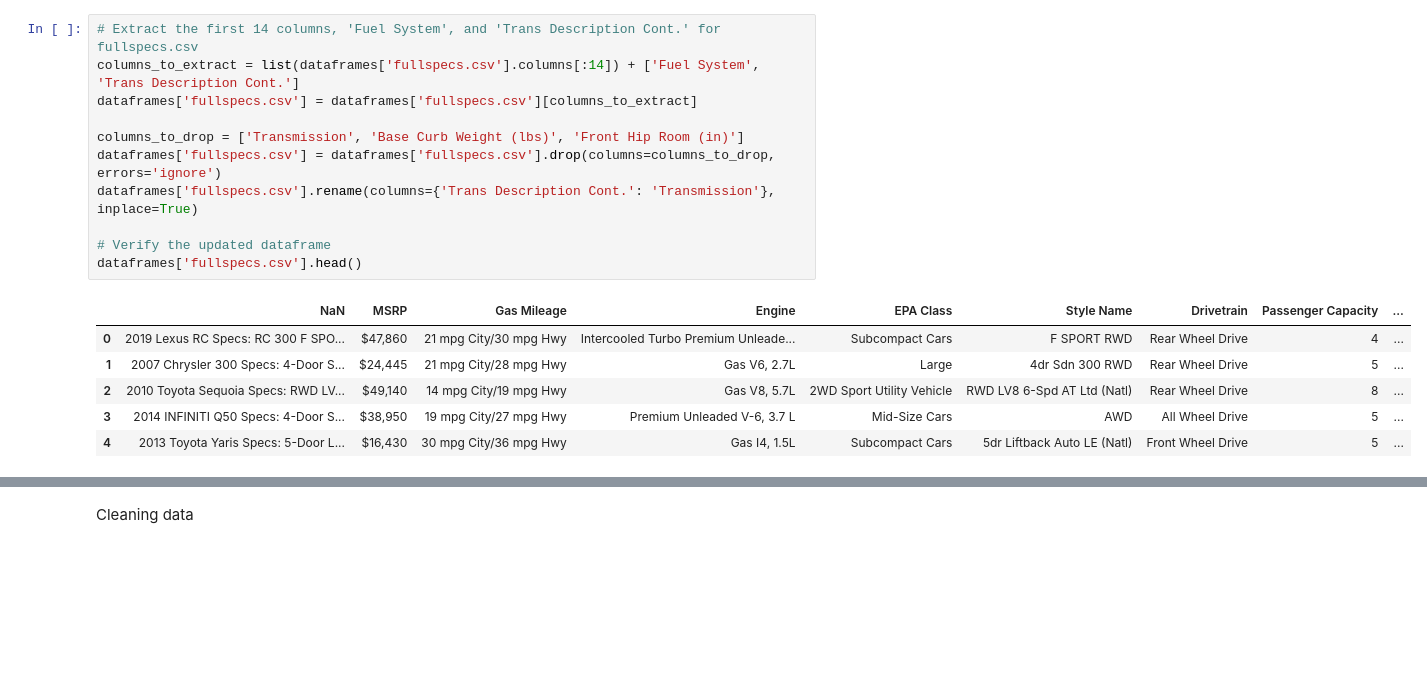
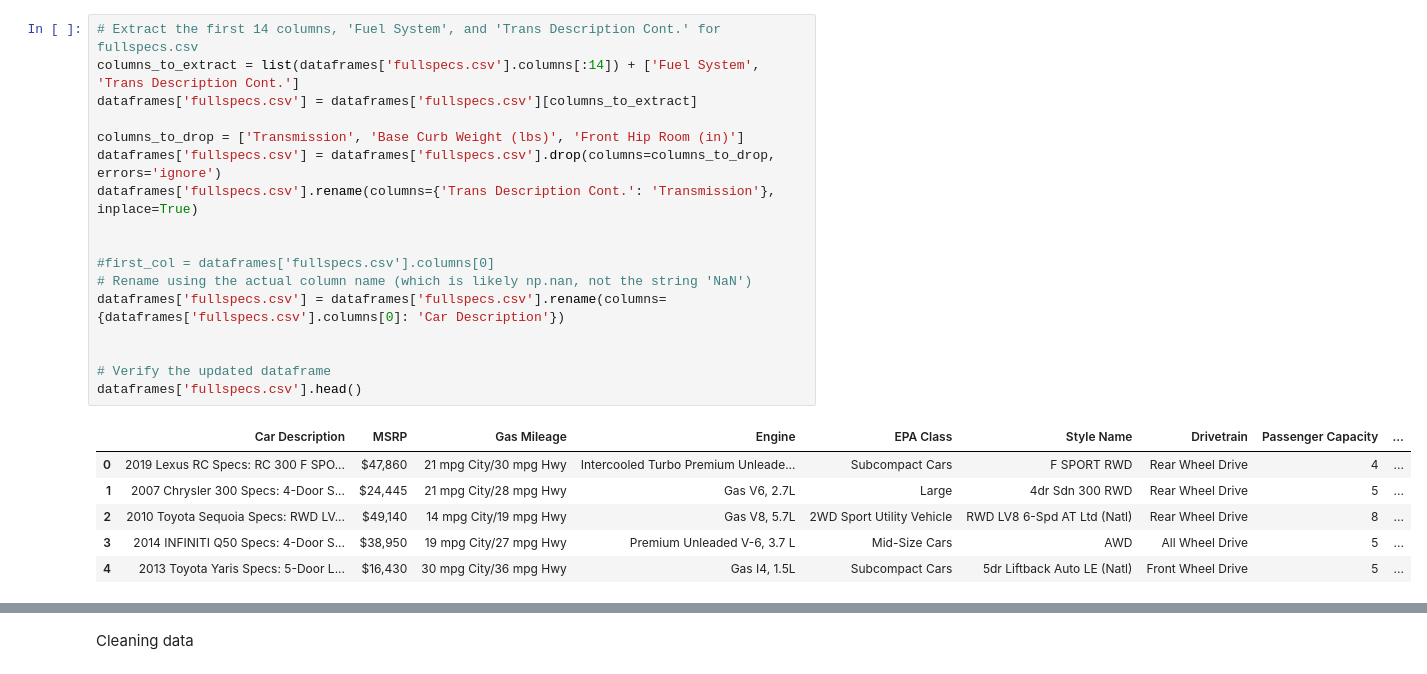
Before and after one commit to RiadDePauwUCLL/car-brand-prediction, a Jupyter notebook: csv-prep.ipynb, the cells around one changed output, grey strips where cells are left out. Saved outputs shown, nothing was run; the diff lists cells and outputs as text; blank space fills up the shorter version.

```diff
--- a/csv-prep.ipynb
+++ b/csv-prep.ipynb
@@ -89,16 +88,22 @@ Sample data:
 # %%
 # Extract the first 14 columns, 'Fuel System', and 'Trans Description Cont.' for fullspecs.csv
 columns_to_extract = list(dataframes['fullspecs.csv'].columns[:14]) + ['Fuel System', 'Trans Description Cont.']
 dataframes['fullspecs.csv'] = dataframes['fullspecs.csv'][columns_to_extract]
 
 columns_to_drop = ['Transmission', 'Base Curb Weight (lbs)', 'Front Hip Room (in)']
 dataframes['fullspecs.csv'] = dataframes['fullspecs.csv'].drop(columns=columns_to_drop, errors='ignore')
 dataframes['fullspecs.csv'].rename(columns={'Trans Description Cont.': 'Transmission'}, inplace=True)
 
+
+#first_col = dataframes['fullspecs.csv'].columns[0]
+# Rename using the actual column name (which is likely np.nan, not the string 'NaN')
+dataframes['fullspecs.csv'] = dataframes['fullspecs.csv'].rename(columns={dataframes['fullspecs.csv'].columns[0]: 'Car Description'})
+
+
 # Verify the updated dataframe
 dataframes['fullspecs.csv'].head()
 # %% [output]
-|  | NaN | MSRP | Gas Mileage | Engine | EPA Class | Style Name | Drivetrain | Passenger Capacity | ... |
+|  | Car Description | MSRP | Gas Mileage | Engine | EPA Class | Style Name | Drivetrain | Passenger Capacity | ... |
 | 0 | 2019 Lexus RC Specs: RC 300 F SPO... | $47,860 | 21 mpg City/30 mpg Hwy | Intercooled Turbo Premium Unleade... | Subcompact Cars | F SPORT RWD | Rear Wheel Drive | 4 | ... |
 | 1 | 2007 Chrysler 300 Specs: 4-Door S... | $24,445 | 21 mpg City/28 mpg Hwy | Gas V6, 2.7L | Large | 4dr Sdn 300 RWD | Rear Wheel Drive | 5 | ... |
 | 2 | 2010 Toyota Sequoia Specs: RWD LV... | $49,140 | 14 mpg City/19 mpg Hwy | Gas V8, 5.7L | 2WD Sport Utility Vehicle | RWD LV8 6-Spd AT Ltd (Natl) | Rear Wheel Drive | 8 | ... |
```
Also changed, not shown: parts of 9 cells of this notebook.
